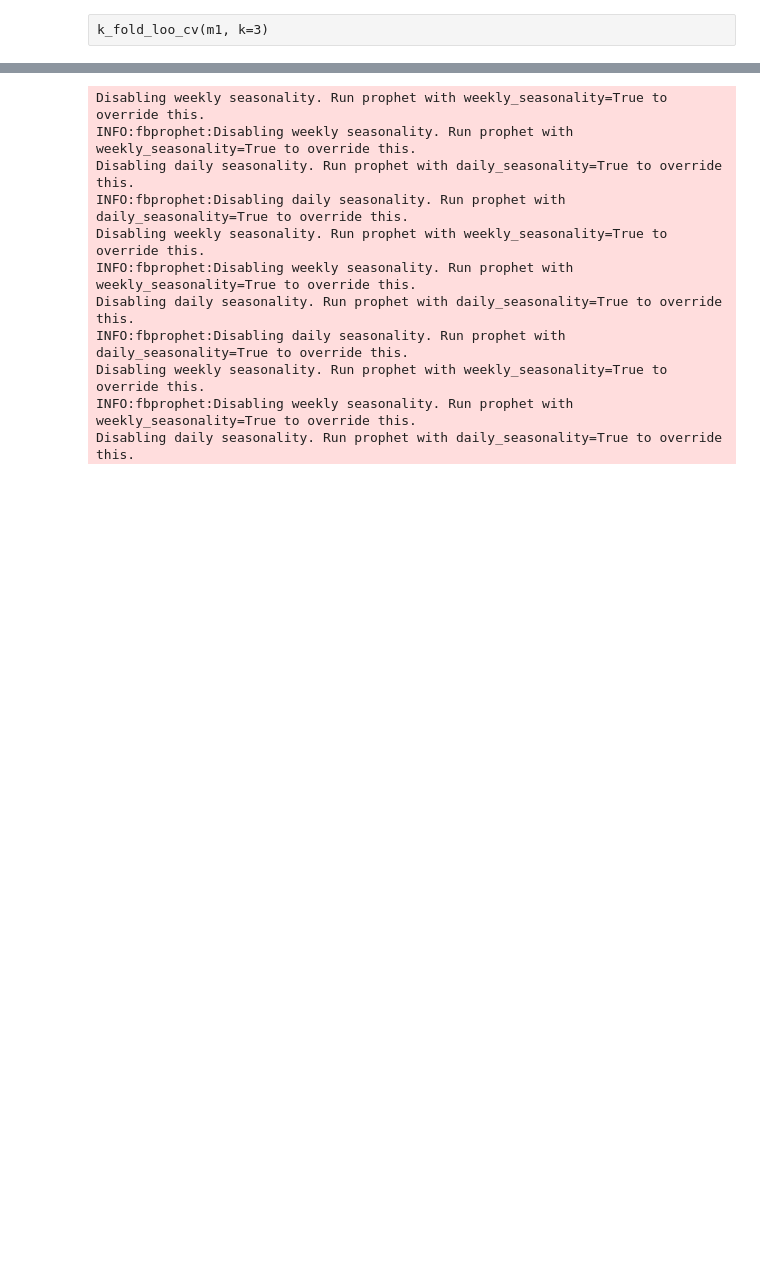
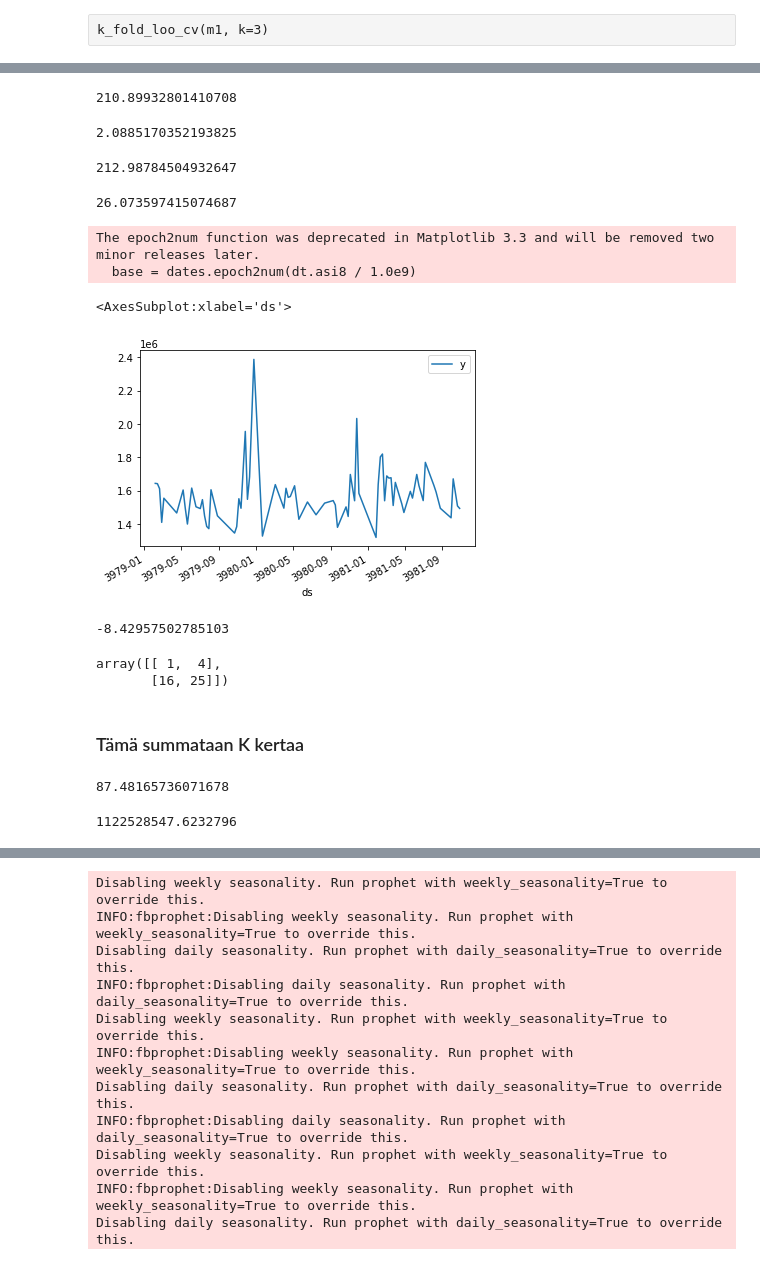
Before and after one commit to leevirontySF/BSC_thesis, a Jupyter notebook: Untitled.ipynb, the cells around one changed output, grey strips where cells are left out. Saved outputs shown, nothing was run; the diff lists cells and outputs as text; code cells hidden in the pictures; blank space fills up the shorter version.

```diff
--- a/Untitled.ipynb
+++ b/Untitled.ipynb
@@ -48,0 +67,3 @@ for f in features.columns.drop(['Store', 'Date', 'IsHoliday']):
+# %%
+for i in range(1, 6):
+    print(features[features[f'MarkDown{i}'].notna()]['Date'].max())
@@ -221,0 +320,15 @@ k_fold_loo_cv(m1, k=3)
+# %%
+model = m1
+# %%
+k = 2
+og_lppd = lppd(model)
+data = model.history.sample(frac=1).reset_index(drop=True)  # shuffle
+breakpoints = np.linspace(0, data.shape[0], k+1, endpoint=True).astype(int)
+def train_test_split(i):  # OK
+    test = data[breakpoints[i]:breakpoints[i+1]].sort_values(by='t')#.reset_index().drop(columns='index')
+    train = data.drop(test.index, axis=0).sort_values(by='t').reset_index(drop=True)
+    test = test.reset_index(drop=True)
+    return (train, test)
+#scipy.stats.norm.pdf(p, loc=df['y'].values, scale=m1.params['sigma_obs'][:, np.newaxis])  # TODO: muista skaalaus
+# %%
+lik = scipy.stats.norm.pdf(p/fit.y_scale, loc=test['y'].values/fit.y_scale, scale=fit.params['sigma_obs'][:, np.newaxis])
@@ -222,3 +383,45 @@ k_fold_loo_cv(m1, k=3)
+# %%
+res
+# %% [output]
+210.89932801410708
+# %%
+bias
+# %% [output]
+2.0885170352193825
+# %%
+lppd_bias_corrected
+# %% [output]
+212.98784504932647
+# %%
+eff_params
+# %% [output]
+26.073597415074687
+# %%
+test.plot(x='ds', y='y')
+# %% [output]
+The epoch2num function was deprecated in Matplotlib 3.3 and will be removed two minor releases later.
+  base = dates.epoch2num(dt.asi8 / 1.0e9)
+<AxesSubplot:xlabel='ds'>
+[figure, added]
+# %%
+lppd_i - res
+# %% [output]
+-8.42957502785103
+# %%
+np.array([[1,2], [4, 5]])**2
+# %% [output]
+array([[ 1,  4],
+       [16, 25]])
+# %% [markdown]
+### Tämä summataan K kertaa
+# %%
+np.log(m1.params['log_lik'].prod(axis=1).mean())
+# %% [output]
+87.48165736071678
+# %%
+ ((m1.params['log_lik'] - m1.params['log_lik'].sum(axis=0))**2).var(axis=0, ddof=1).sum()
+# %% [output]
+1122528547.6232796
 # %%
 def p_dic(model):
     return 2*(log_lik_bayes_theta(model) - model.params['log_lik'].sum(axis=1).mean())
```
Also changed, not shown: parts of 31 cells of this notebook, 1 other file.
